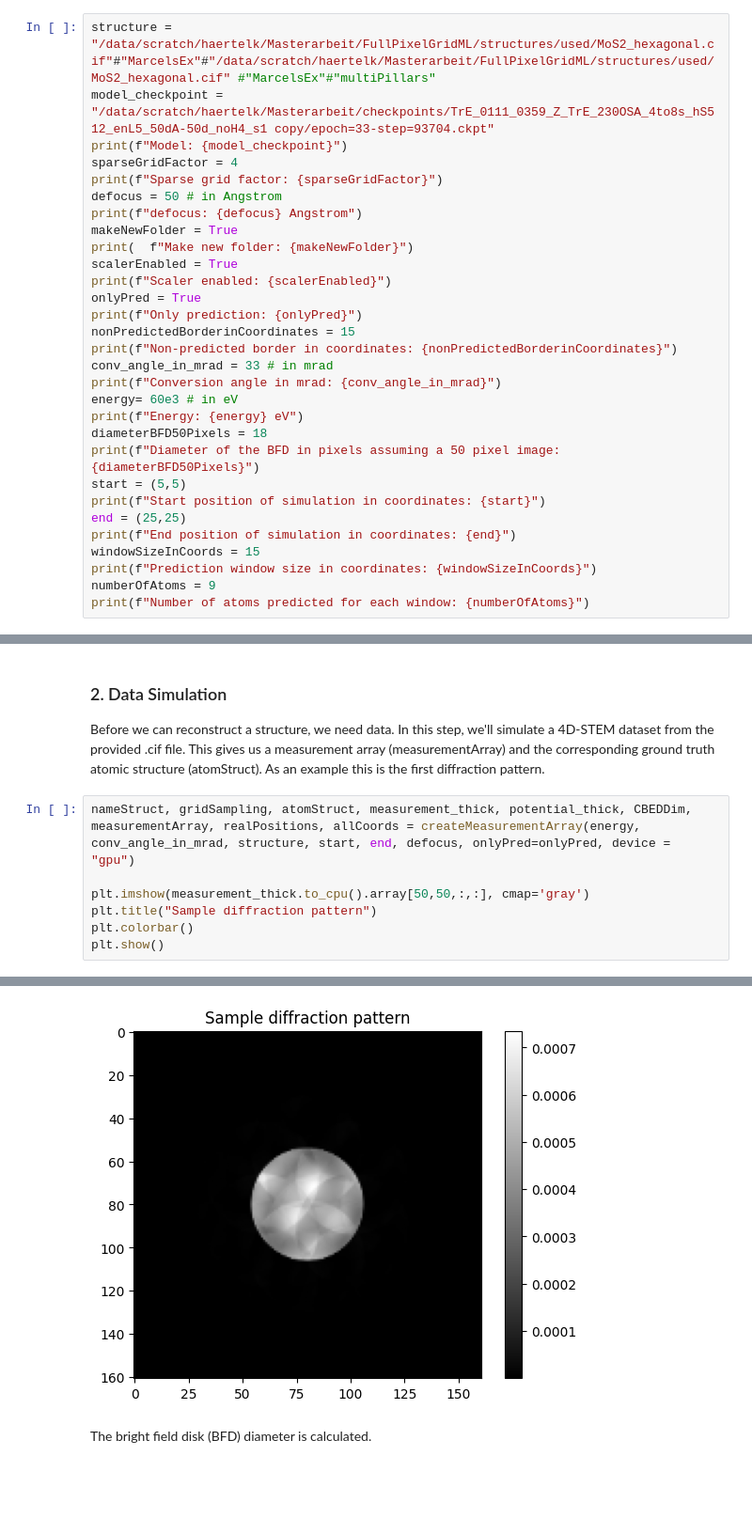
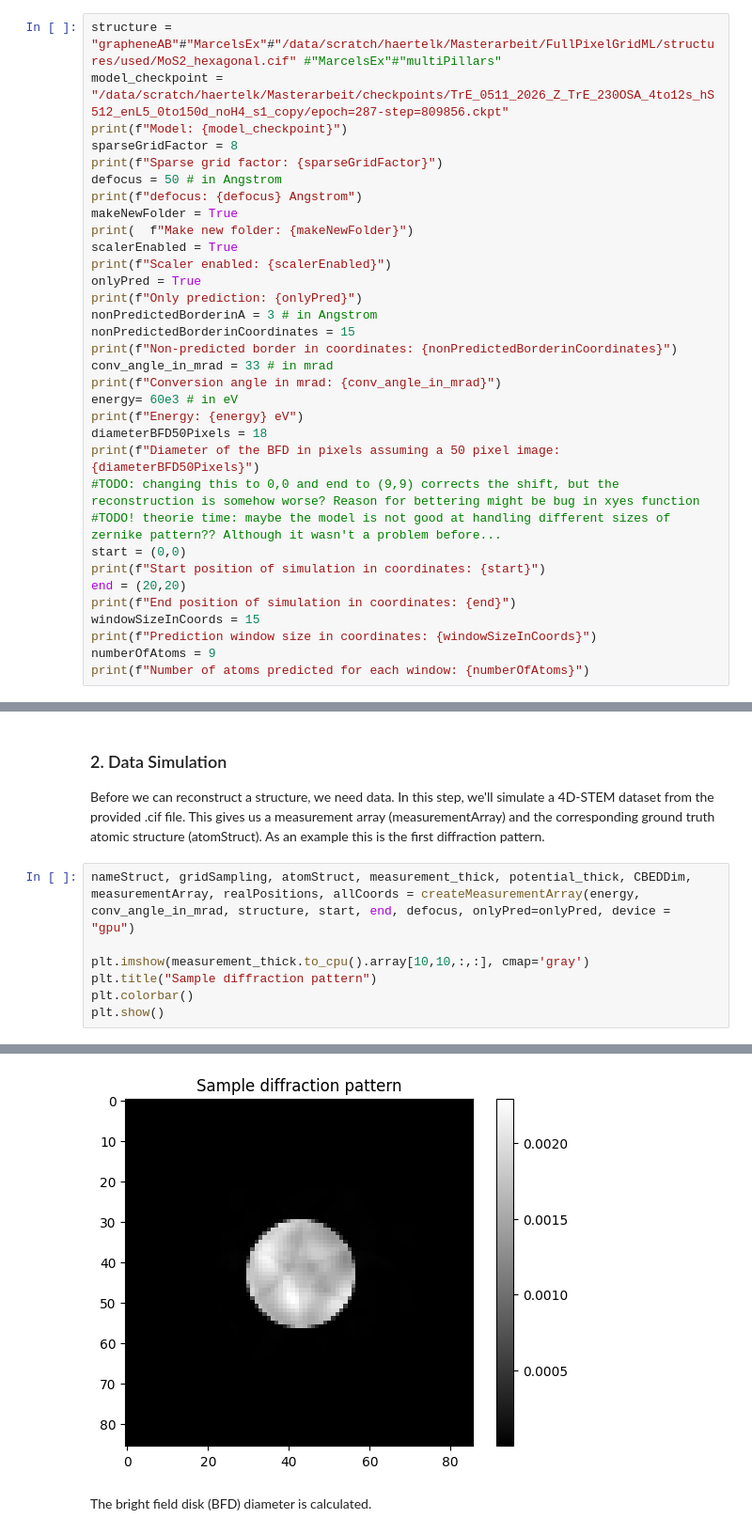
Before and after one commit to haertelkar/Masterarbeit, a Jupyter notebook: Reconstruction_Using_NN.ipynb, the cells around one changed output, grey strips where cells are left out. Shown at 94% size. Drawn from its saved outputs; the diff is of its cells as text; blank space fills up the shorter version.

```diff
--- a/Reconstruction_Using_NN.ipynb
+++ b/Reconstruction_Using_NN.ipynb
@@ -41,10 +41,10 @@ plt.style.use('default')
 
 Here you can easily modify the key parameters for the reconstruction.
 # %%
-structure = "/data/scratch/haertelk/Masterarbeit/FullPixelGridML/structures/used/MoS2_hexagonal.cif"#"MarcelsEx"#"/data/scratch/haertelk/Masterarbeit/FullPixelGridML/structures/used/MoS2_hexagonal.cif" #"MarcelsEx"#"multiPillars"
-model_checkpoint = "/data/scratch/haertelk/Masterarbeit/checkpoints/TrE_0111_0359_Z_TrE_230OSA_4to8s_hS512_enL5_50dA-50d_noH4_s1 copy/epoch=33-step=93704.ckpt"
+structure = "grapheneAB"#"MarcelsEx"#"/data/scratch/haertelk/Masterarbeit/FullPixelGridML/structures/used/MoS2_hexagonal.cif" #"MarcelsEx"#"multiPillars"
+model_checkpoint = "/data/scratch/haertelk/Masterarbeit/checkpoints/TrE_0511_2026_Z_TrE_230OSA_4to12s_hS512_enL5_0to150d_noH4_s1_copy/epoch=287-step=809856.ckpt"
 print(f"Model: {model_checkpoint}")
-sparseGridFactor = 4
+sparseGridFactor = 8
 print(f"Sparse grid factor: {sparseGridFactor}")
 defocus = 50 # in Angstrom
 print(f"defocus: {defocus} Angstrom")
@@ -54,6 +54,7 @@ scalerEnabled = True
 print(f"Scaler enabled: {scalerEnabled}")
 onlyPred = True
 print(f"Only prediction: {onlyPred}")
+nonPredictedBorderinA = 3 # in Angstrom
 nonPredictedBorderinCoordinates = 15
 print(f"Non-predicted border in coordinates: {nonPredictedBorderinCoordinates}")
 conv_angle_in_mrad = 33 # in mrad
@@ -62,9 +63,11 @@ energy= 60e3 # in eV
 print(f"Energy: {energy} eV")
 diameterBFD50Pixels = 18
 print(f"Diameter of the BFD in pixels assuming a 50 pixel image: {diameterBFD50Pixels}")
-start = (5,5)
+#TODO: changing this to 0,0 and end to (9,9) corrects the shift, but the reconstruction is somehow worse? Reason for bettering might be bug in xyes function
+#TODO! theorie time: maybe the model is not good at handling different sizes of zernike pattern?? Although it wasn't a problem before...
+start = (0,0)
 print(f"Start position of simulation in coordinates: {start}")
-end = (25,25)
+end = (20,20)
 print(f"End position of simulation in coordinates: {end}")
 windowSizeInCoords = 15
 print(f"Prediction window size in coordinates: {windowSizeInCoords}")
@@ -99,7 +102,7 @@ Before we can reconstruct a structure, we need data. In this step, we'll simulat
 # %%
 nameStruct, gridSampling, atomStruct, measurement_thick, potential_thick, CBEDDim, measurementArray, realPositions, allCoords = createMeasurementArray(energy, conv_angle_in_mrad, structure, start, end, defocus, onlyPred=onlyPred, device = "gpu")
 
-plt.imshow(measurement_thick.to_cpu().array[50,50,:,:], cmap='gray')
+plt.imshow(measurement_thick.to_cpu().array[10,10,:,:], cmap='gray')
 plt.title("Sample diffraction pattern")
 plt.colorbar()
 plt.show()
@@ -109,4 +112,4 @@ CBEDDim: 161
-[figure, old version]
+[figure, new version]
 # %% [markdown]
 The bright field disk (BFD) diameter is calculated.
 # %%
```
Also changed, not shown: parts of 23 cells of this notebook, 11 other files.
